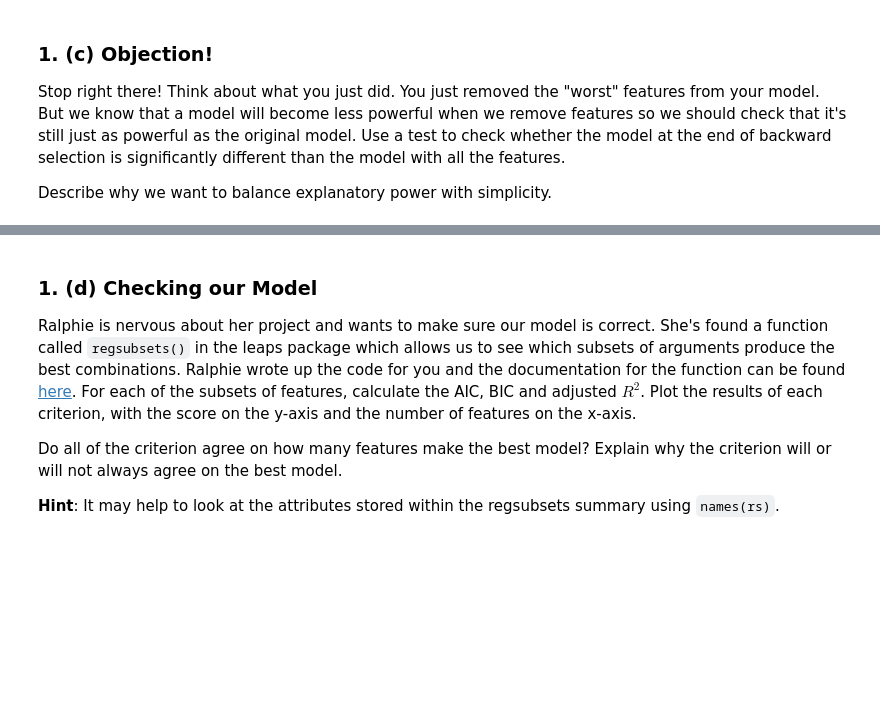
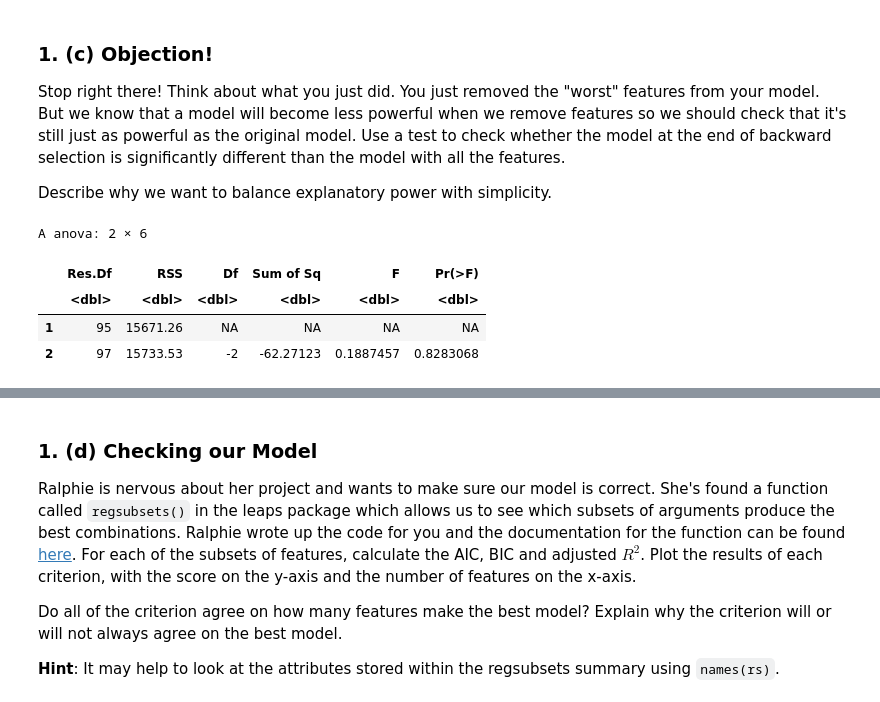
Before and after one commit to dennislamcv1/UniofColStatsModel, a Jupyter notebook: Modern Regression Analysis in R/C1M6_peer_reviewed.ipynb, the cells around one changed output, grey strips where cells are left out. Drawn from its saved outputs; the diff is of its cells as text; code cells hidden in the pictures; blank space fills up the shorter version.

```diff
--- a/Modern Regression Analysis in R/C1M6_peer_reviewed.ipynb
+++ b/Modern Regression Analysis in R/C1M6_peer_reviewed.ipynb
@@ -65,0 +63,4 @@ Just by looking at the summary for your model, is there reason to believe that o
+# %%
+# Fit the initial linear model
+initial_model <- lm(flow ~ ., data = concrete.data)
+summary(initial_model)
@@ -72,0 +97,4 @@ Perform backwards selection on your model. You don't have to automate the backwa
+# %%
+# Perform backward selection
+step_model <- step(initial_model, direction = "backward")
+summary(step_model)
@@ -80,0 +142,9 @@ Describe why we want to balance explanatory power with simplicity.
+# %%
+# Compare the initial model and the stepwise model using ANOVA
+anova(initial_model, step_model)
+# %% [output]
+A anova: 2 × 6
+|  | Res.Df | RSS | Df | Sum of Sq | F | Pr(>F) |
+|  | <dbl> | <dbl> | <dbl> | <dbl> | <dbl> | <dbl> |
+| 1 | 95 | 15671.26 | NA | NA | NA | NA |
+| 2 | 97 | 15733.53 | -2 | -62.27123 | 0.1887457 | 0.8283068 |
```
Also changed, not shown: parts of 11 cells of this notebook, 9 other files.
